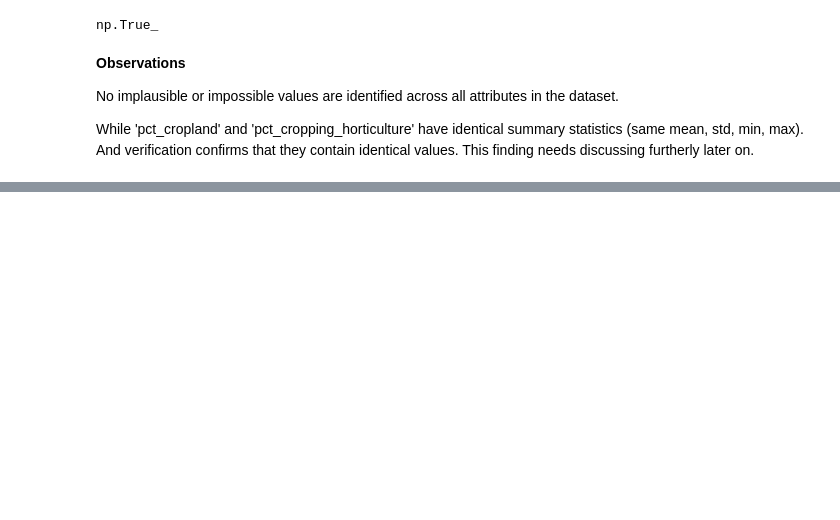
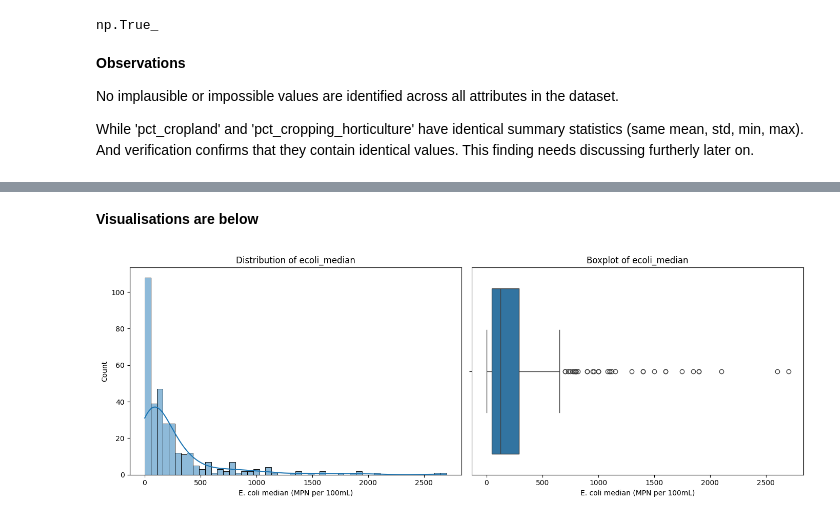
Before and after one commit to Ming-Liu-1170030/1170030-riverWQ, a Jupyter notebook: src/01_eda.ipynb, the cells around one changed output, grey strips where cells are left out. Saved outputs shown, nothing was run; the diff lists cells and outputs as text; code cells hidden in the pictures; blank space fills up the shorter version.

```diff
--- a/src/01_eda.ipynb
+++ b/src/01_eda.ipynb
@@ -152,0 +198,20 @@ While 'pct_cropland' and 'pct_cropping_horticulture' have identical summary stat
+# %% [markdown]
+**Visualisations are below**
+# %%
+# Create a fig and axes
+fig, axes = plt.subplots(1, 2, figsize=(14,5))
+
+# Use seaborn to draw histplots
+sns.histplot(df['ecoli_median'].dropna(), bins=50, kde=True, ax=axes[0])
+axes[0].set_title('Distribution of ecoli_median')
+axes[0].set_xlabel('E. coli median (MPN per 100mL)')
+# Use seaborn to draw boxplots
+sns.boxplot(x=df['ecoli_median'].dropna(), ax=axes[1])
+axes[1].set_title('Boxplot of ecoli_median')
+axes[1].set_xlabel('E. coli median (MPN per 100mL)')
+# Save the plots itto figures
+plt.tight_layout()
+plt.savefig('../figures/01_ecoli_median_raw.png', bbox_inches='tight')
+plt.show()
+# %% [output]
+[figure, added]
```
Also changed, not shown: parts of 16 cells of this notebook, 3 other files.
